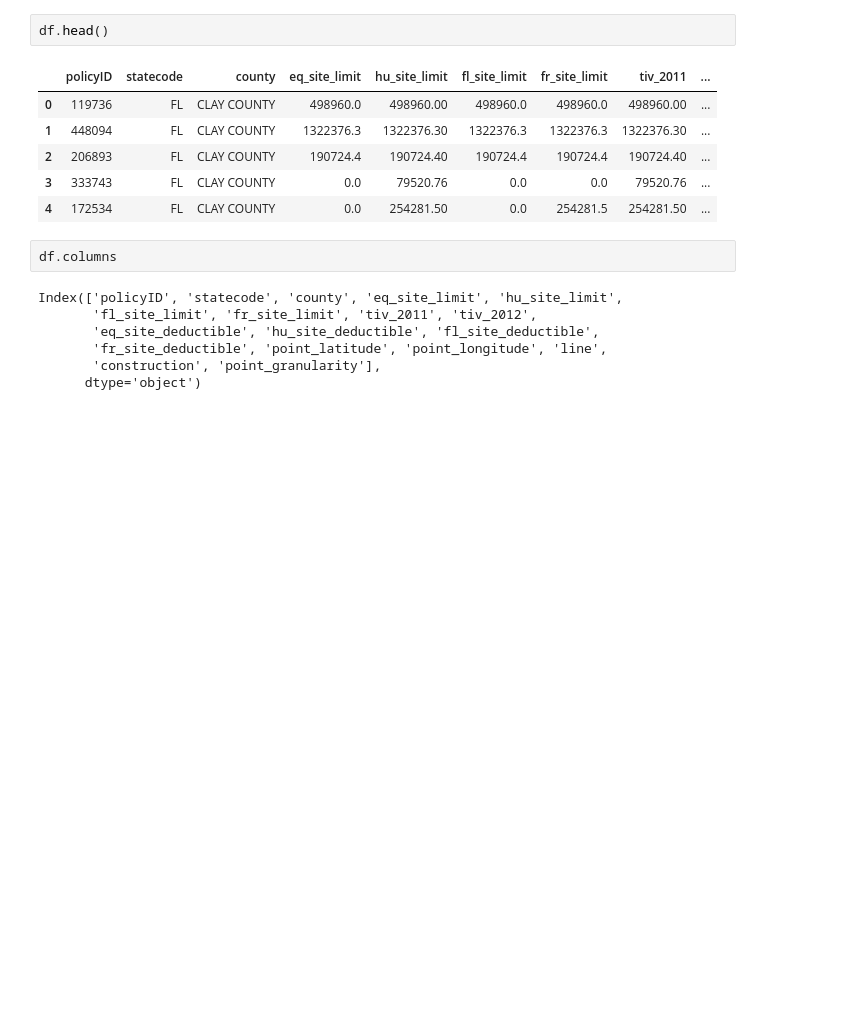
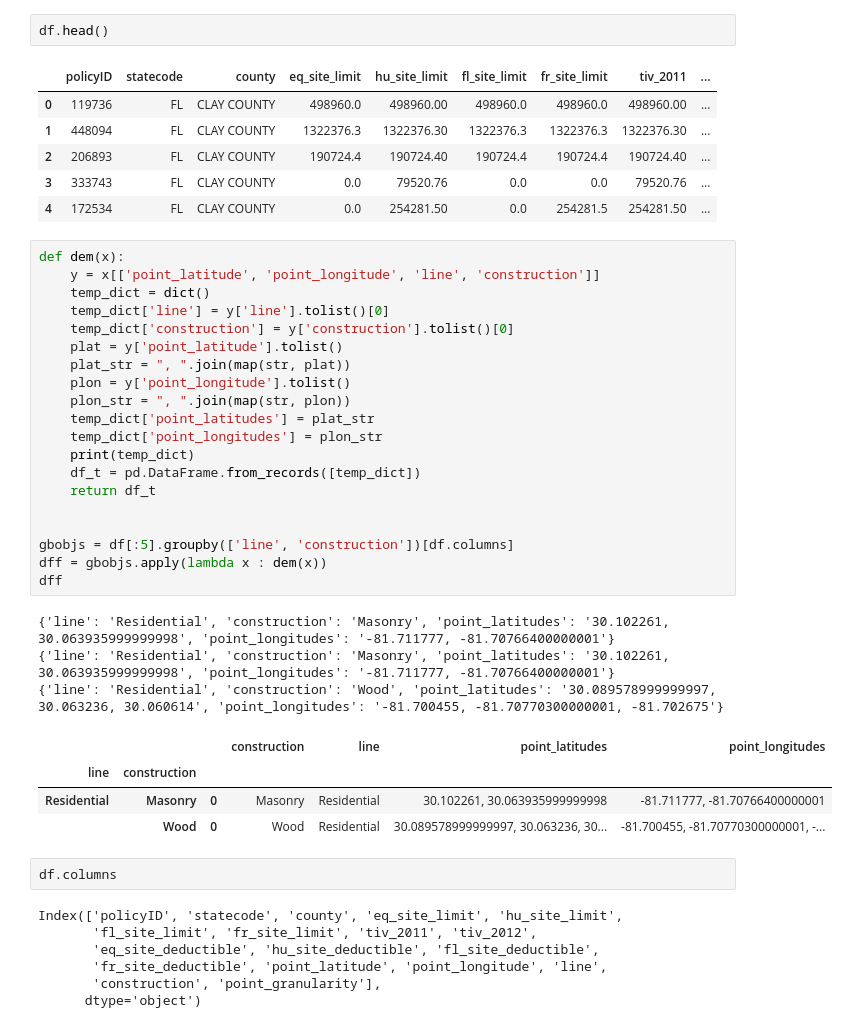
Before and after one commit to tlcod/JNotebooks, a Jupyter notebook: Assignments/Karthik/Practice_Assignments.ipynb, the cells around one changed output. Saved outputs shown, nothing was run; the diff lists cells and outputs as text; blank space fills up the shorter version.

```diff
--- a/Assignments/Karthik/Practice_Assignments.ipynb
+++ b/Assignments/Karthik/Practice_Assignments.ipynb
@@ -11,6 +15,34 @@ df.head()
 | 2 | 206893 | FL | CLAY COUNTY | 190724.4 | 190724.40 | 190724.4 | 190724.4 | 190724.40 | ... |
 | 3 | 333743 | FL | CLAY COUNTY | 0.0 | 79520.76 | 0.0 | 0.0 | 79520.76 | ... |
 | 4 | 172534 | FL | CLAY COUNTY | 0.0 | 254281.50 | 0.0 | 254281.5 | 254281.50 | ... |
+# %%
+def dem(x):
+    y = x[['point_latitude', 'point_longitude', 'line', 'construction']]
+    temp_dict = dict()
+    temp_dict['line'] = y['line'].tolist()[0]
+    temp_dict['construction'] = y['construction'].tolist()[0]
+    plat = y['point_latitude'].tolist()
+    plat_str = ", ".join(map(str, plat))
+    plon = y['point_longitude'].tolist()
+    plon_str = ", ".join(map(str, plon))
+    temp_dict['point_latitudes'] = plat_str
+    temp_dict['point_longitudes'] = plon_str
+    print(temp_dict)
+    df_t = pd.DataFrame.from_records([temp_dict])
+    return df_t
+
+
+gbobjs = df[:5].groupby(['line', 'construction'])[df.columns]
+dff = gbobjs.apply(lambda x : dem(x))
+dff
+# %% [output]
+{'line': 'Residential', 'construction': 'Masonry', 'point_latitudes': '30.102261, 30.063935999999998', 'point_longitudes': '-81.711777, -81.70766400000001'}
+{'line': 'Residential', 'construction': 'Masonry', 'point_latitudes': '30.102261, 30.063935999999998', 'point_longitudes': '-81.711777, -81.70766400000001'}
+{'line': 'Residential', 'construction': 'Wood', 'point_latitudes': '30.089578999999997, 30.063236, 30.060614', 'point_longitudes': '-81.700455, -81.70770300000001, -81.702675'}
+|  |  |  | construction | line | point_latitudes | point_longitudes |
+| line | construction |  |  |  |  |  |
+| Residential | Masonry | 0 | Masonry | Residential | 30.102261, 30.063935999999998 | -81.711777, -81.70766400000001 |
+|  | Wood | 0 | Wood | Residential | 30.089578999999997, 30.063236, 30... | -81.700455, -81.70770300000001, -... |
 # %%
 df.columns
 # %% [output]
```
Also changed, not shown: parts of 3 cells of this notebook, 1 other file.
